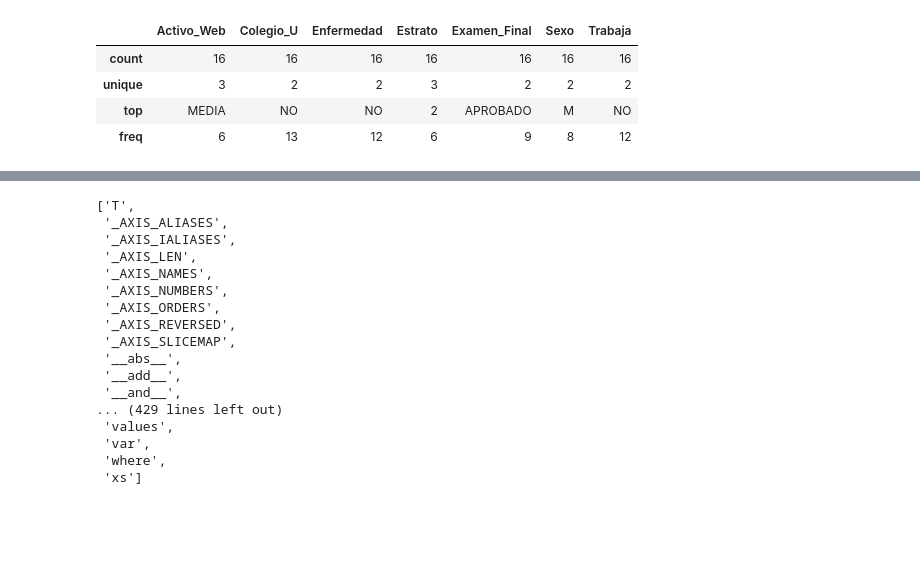
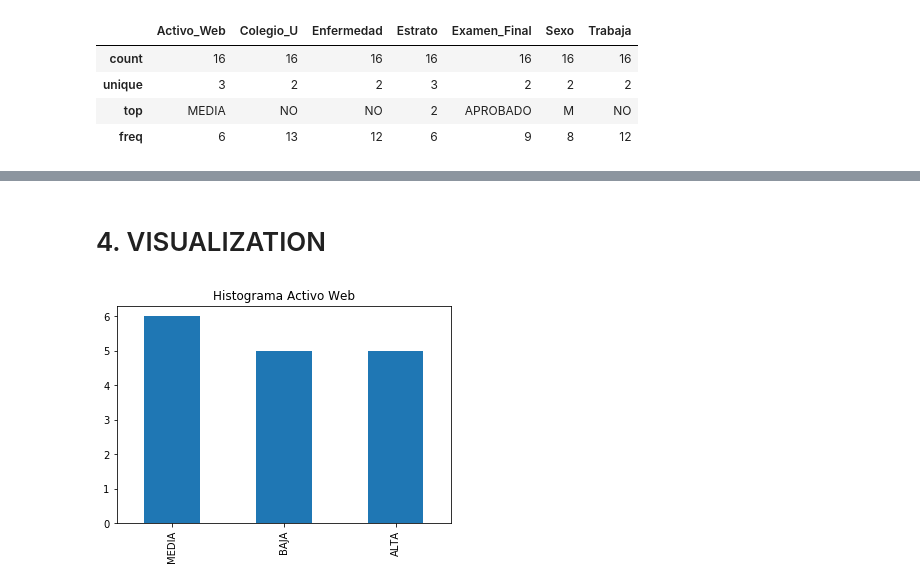
Before and after one commit to romualdo97/data_mining_studies, a Jupyter notebook: python_jupyter_notebook/1_introduction/0_data_preprocessing.ipynb, the cells around one changed output, grey strips where cells are left out. Cells and saved outputs as stored; diff of their text form; code cells hidden in the pictures; blank space fills up the shorter version.

```diff
--- a/python_jupyter_notebook/1_introduction/0_data_preprocessing.ipynb
+++ b/python_jupyter_notebook/1_introduction/0_data_preprocessing.ipynb
@@ -190,21 +156,9 @@ mean(self, axis=None, skipna=None, level=None, numeric_only=None, **kwargs)
-# %%
-# You can get a list of available DataFrame methods using the Python dir function:
-dir(pd.DataFrame)
-# %% [output]
-['T',
- '_AXIS_ALIASES',
- '_AXIS_IALIASES',
- '_AXIS_LEN',
- '_AXIS_NAMES',
- '_AXIS_NUMBERS',
- '_AXIS_ORDERS',
- '_AXIS_REVERSED',
- '_AXIS_SLICEMAP',
- '__abs__',
- '__add__',
- '__and__',
-... (429 lines left out)
- 'values',
- 'var',
- 'where',
- 'xs']
+# %% [markdown]
+# 4. VISUALIZATION
+# %%
+
+# read kind of graphs here: http://pandas.pydata.org/pandas-docs/stable/generated/pandas.DataFrame.plot.html
+df4descriveCategorical['Activo_Web'].value_counts().plot(kind='bar', title='Histograma Activo Web');
+#plt.show
+# %% [output]
+[figure, added]
```
Also changed, not shown: parts of 19 cells of this notebook, 2 other files.
